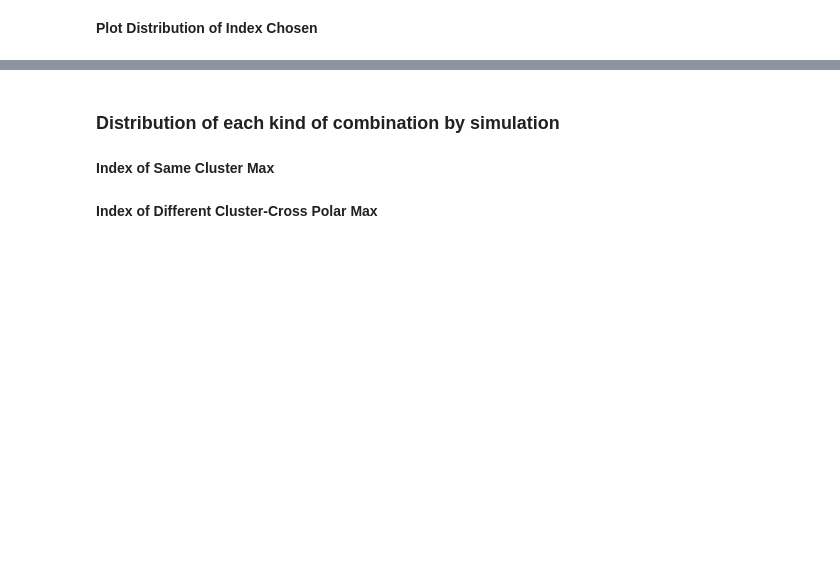
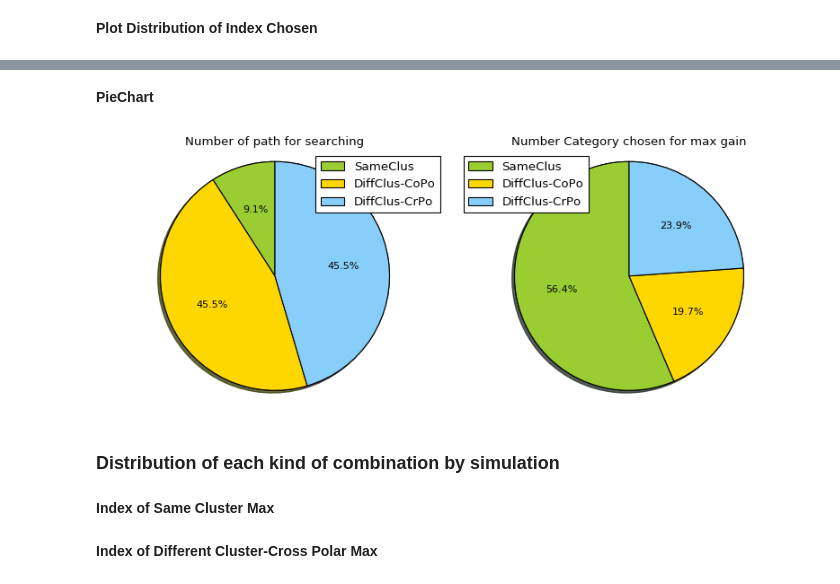
Before and after one commit to dienhoa/hybrid_beamforming_notebook, a Jupyter notebook: Dual Polarized Channel _check distribution para.ipynb, the cells around one changed output, grey strips where cells are left out. Saved outputs shown, nothing was run; the diff lists cells and outputs as text; code cells hidden in the pictures; blank space fills up the shorter version.

```diff
--- a/Dual Polarized Channel _check distribution para.ipynb
+++ b/Dual Polarized Channel _check distribution para.ipynb
@@ -237,3 +243,32 @@ print(dict(zip(unique, counts)))
+# %% [markdown]
+__PieChart__
+# %%
+fig = plt.figure(figsize=(10,4), dpi=80)
+
+the_grid = GridSpec(1, 2)
+colors = ['yellowgreen', 'gold', 'lightskyblue', 'lightcoral']
+
+labels = 'SameClus', 'DiffClus-CoPo', 'DiffClus-CrPo'
+chosen_max = [sum_sameclus, sum_co, sum_cross]
+num_in_totalpath = [nu_path_sameclus,nu_path_copolar,nu_path_crpolar]
+explode = (0, 0, 0)
+
+plt.subplot(the_grid[0, 0], aspect=1)
+plt.pie(num_in_totalpath, explode=explode, autopct='%1.1f%%',shadow=True, startangle=90)
+plt.axis('equal')  # Equal aspect ratio ensures that pie is drawn as a circle.
+patches, texts = plt.pie(num_in_totalpath, colors=colors, shadow=True, startangle=90)
+plt.legend(patches, labels, loc="best")
+plt.title("Number of path for searching")
+
+plt.subplot(the_grid[0, 1], aspect=1)
+plt.pie(chosen_max, explode=explode, autopct='%1.1f%%',shadow=True, startangle=90)
+plt.axis('equal')  # Equal aspect ratio ensures that pie is drawn as a circle.
+patches, texts = plt.pie(chosen_max, colors=colors, shadow=True, startangle=90)
+plt.legend(patches, labels, loc="best")
+plt.title("Number Category chosen for max gain")
+plt.tight_layout()
+# %% [output]
+[figure, added]
 # %% [markdown]
 ### Distribution of each kind of combination by simulation
 # %% [markdown]
```
Also changed, not shown: parts of 15 cells of this notebook.
